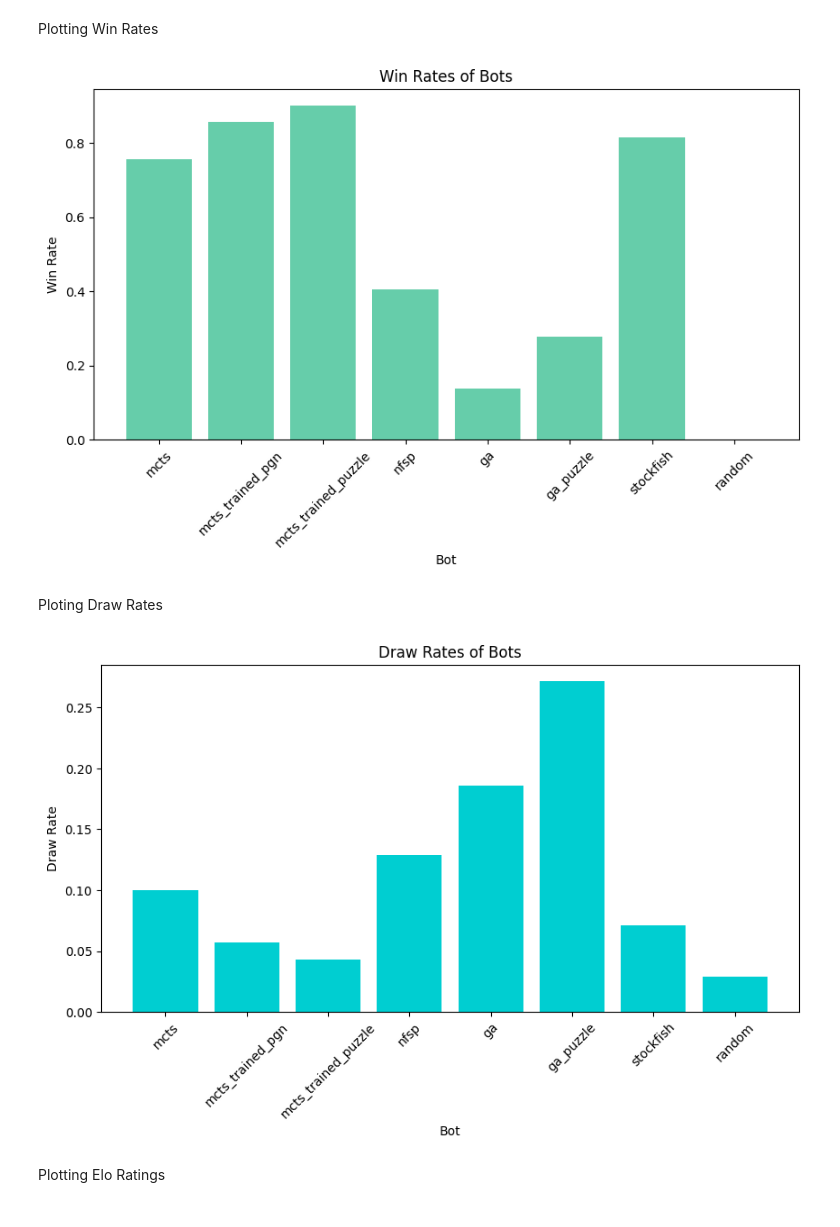
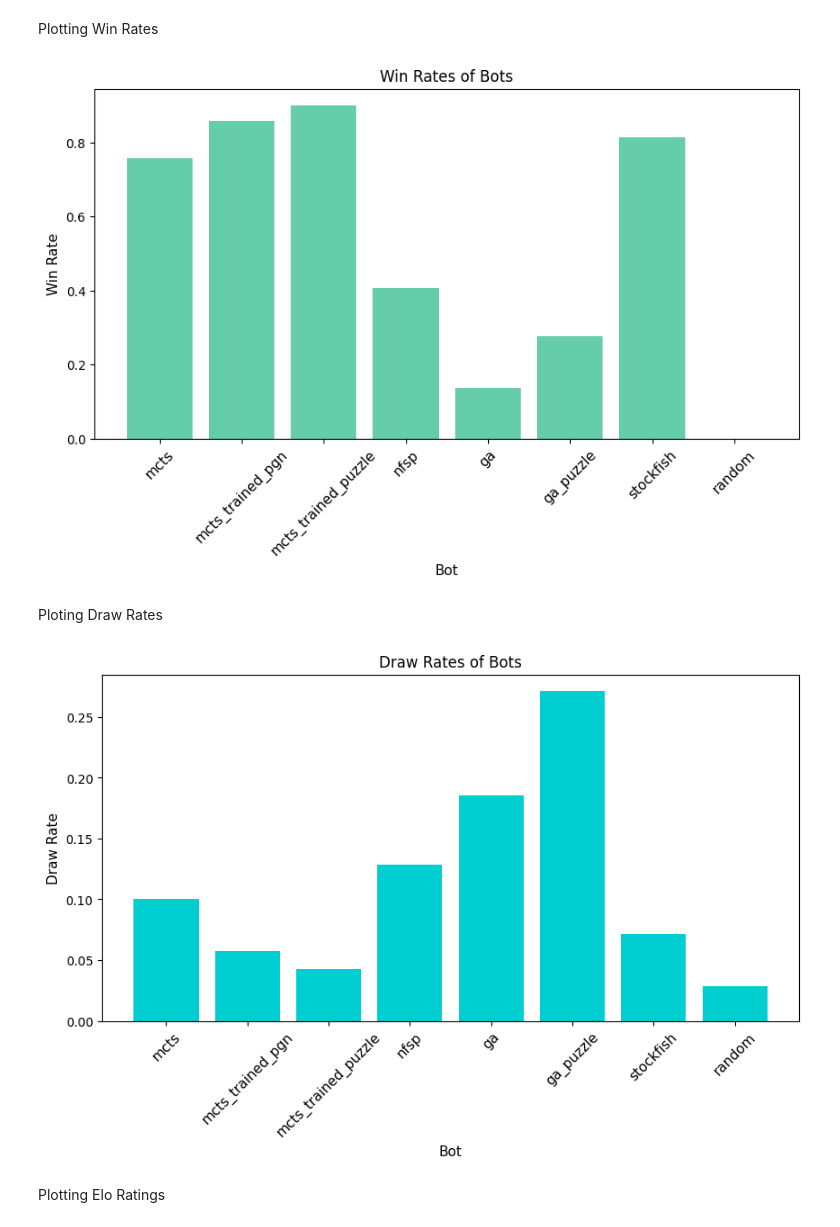
Before and after one commit to nihal-ranchod/honours-research, a Jupyter notebook: tournament_evaluation.ipynb, the cells around one changed output. Drawn from its saved outputs; the diff is of its cells as text; code cells hidden in the pictures.

Commit message:
Add: svg of tournament graphs

```diff
--- a/tournament_evaluation.ipynb
+++ b/tournament_evaluation.ipynb
@@ -42,25 +42,25 @@ Plotting Win Rates
 # %%
 plt.figure(figsize=(10, 5))
 plt.bar(df['Bot'], df['Win Rate'], color='mediumaquamarine')
-plt.title('Win Rates of Bots')
-plt.ylabel('Win Rate')
-plt.xlabel('Bot')
-plt.xticks(rotation=45)
-plt.savefig("Tournament Evaluation Plots/win_rates.png", bbox_inches='tight')
+plt.title('Win Rates of Bots', fontsize=12)
+plt.ylabel('Win Rate', fontsize=11)
+plt.xlabel('Bot', fontsize=11)
+plt.xticks(rotation=45, fontsize=11)
+plt.savefig("Tournament Evaluation Plots/win_rates.svg", bbox_inches='tight')
 # %% [output]
-[figure, old version]
+[figure, new version]
 # %% [markdown]
 Ploting Draw Rates
 # %%
 plt.figure(figsize=(10, 5))
 plt.bar(df['Bot'], df['Draw Rate'], color='darkturquoise')
-plt.title('Draw Rates of Bots')
-plt.ylabel('Draw Rate')
-plt.xlabel('Bot')
-plt.xticks(rotation=45)
-plt.savefig("Tournament Evaluation Plots/draw_rates.png", bbox_inches='tight')
+plt.title('Draw Rates of Bots', fontsize=12)
+plt.ylabel('Draw Rate', fontsize=11)
+plt.xlabel('Bot', fontsize=11)
+plt.xticks(rotation=45, fontsize=11)
+plt.savefig("Tournament Evaluation Plots/draw_rates.svg", bbox_inches='tight')
 # %% [output]
-[figure, old version]
+[figure, new version]
 # %% [markdown]
 Plotting Elo Ratings
 # %%
```
Also changed, not shown: parts of 1 cell of this notebook, 3 other files.
